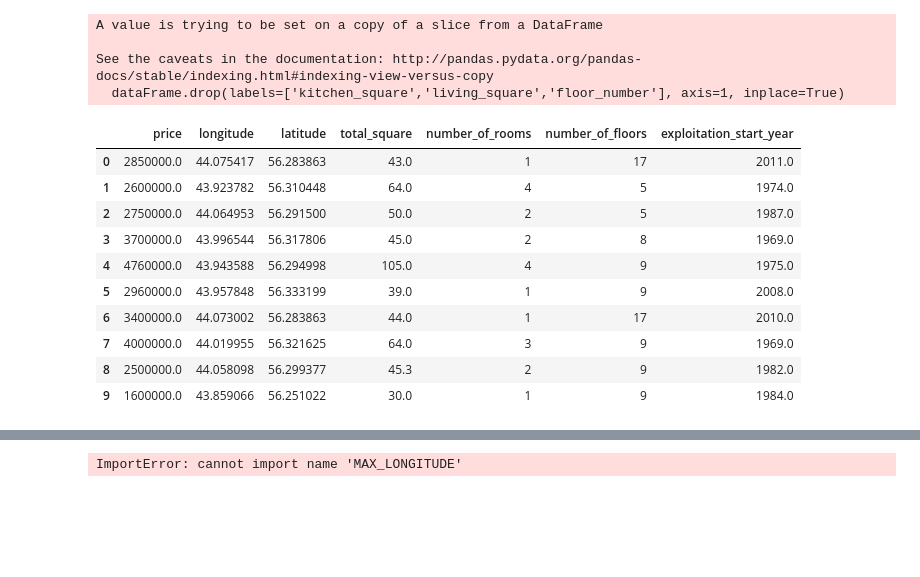
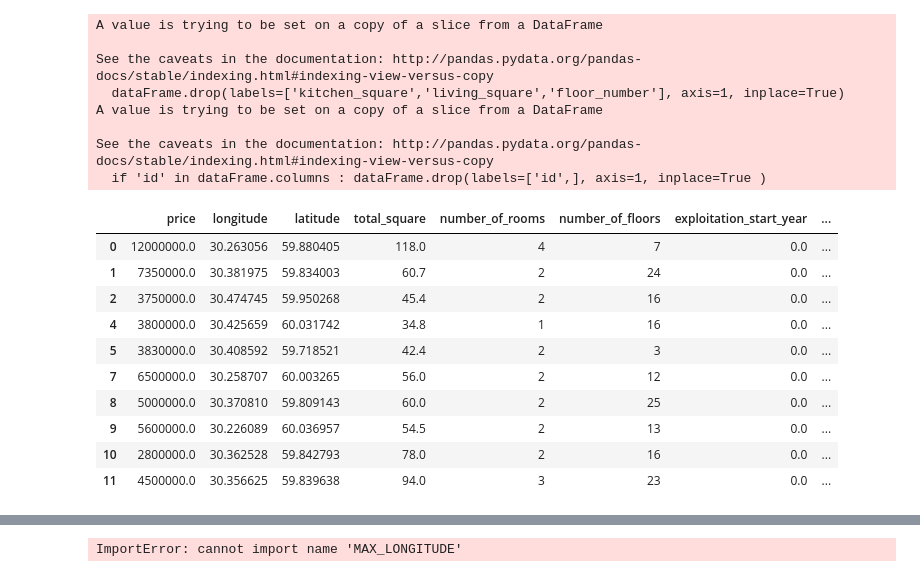
Before and after one commit to SergeyMalashenko/GEO_GID, a Jupyter notebook: checkModel.ipynb, the cells around one changed output, grey strips where cells are left out. Cells and saved outputs as stored; diff of their text form; code cells hidden in the pictures; blank space fills up the shorter version.

```diff
--- a/checkModel.ipynb
+++ b/checkModel.ipynb
@@ -10,46 +10,53 @@ from sklearn.model_selection   import train_test_split
 from sklearn.grid_search       import GridSearchCV
 from sklearn.ensemble          import RandomForestRegressor
 from sklearn.metrics           import mean_squared_error, mean_absolute_error, median_absolute_error
 
 import pandas            as pd
 import numpy             as np
 import matplotlib.pyplot as plt
 import _pickle           as cPickle
 
 import itertools
 import argparse
 
 from commonModel import loadCSVData, FLOAT_COLUMNS, INT_COLUMNS, STR_COLUMNS, TARGET_COLUMN
 from commonModel import limitDataUsingProcentiles, limitDataUsingLimitsFromFilename
 
-dataFileName   = "input/NizhnyNovgorodWithYear.csv"
-limitsFileName = "input/NizhnyNovgorodLimits.json"
+#dataFileName   = "input/NizhnyNovgorodWithYear.csv"
+#limitsFileName = "input/NizhnyNovgorodLimits.json"
+
+dataFileName   = "input/SaintPetersburg.csv"
+limitsFileName = "input/SaintPetersburgLimits.json"
 
 #dataFileName   = "input/Moscow.csv"
 #limitsFileName = "input/MoscowLimits.json"
 
 
 allDataFrame = loadCSVData( dataFileName, COLUMN_TYPE='NUMERICAL' )
 allDataFrame = limitDataUsingLimitsFromFilename( allDataFrame, limitsFileName )
 allDataFrame = limitDataUsingProcentiles       ( allDataFrame )
 #allDataFrame = inputDataFrame[FEATURES]
 allDataFrame.head(10)
 # %% [output]
 A value is trying to be set on a copy of a slice from a DataFrame
 
 See the caveats in the documentation: http://pandas.pydata.org/pandas-docs/stable/indexing.html#indexing-view-versus-copy
   dataFrame.drop(labels=['kitchen_square','living_square','floor_number'], axis=1, inplace=True)
+A value is trying to be set on a copy of a slice from a DataFrame
+
+See the caveats in the documentation: http://pandas.pydata.org/pandas-docs/stable/indexing.html#indexing-view-versus-copy
+  if 'id' in dataFrame.columns : dataFrame.drop(labels=['id',], axis=1, inplace=True )
-|  | price | longitude | latitude | total_square | number_of_rooms | number_of_floors | exploitation_start_year |
-| 0 | 2850000.0 | 44.075417 | 56.283863 | 43.0 | 1 | 17 | 2011.0 |
-| 1 | 2600000.0 | 43.923782 | 56.310448 | 64.0 | 4 | 5 | 1974.0 |
-| 2 | 2750000.0 | 44.064953 | 56.291500 | 50.0 | 2 | 5 | 1987.0 |
-| 3 | 3700000.0 | 43.996544 | 56.317806 | 45.0 | 2 | 8 | 1969.0 |
-| 4 | 4760000.0 | 43.943588 | 56.294998 | 105.0 | 4 | 9 | 1975.0 |
-| 5 | 2960000.0 | 43.957848 | 56.333199 | 39.0 | 1 | 9 | 2008.0 |
-| 6 | 3400000.0 | 44.073002 | 56.283863 | 44.0 | 1 | 17 | 2010.0 |
-| 7 | 4000000.0 | 44.019955 | 56.321625 | 64.0 | 3 | 9 | 1969.0 |
-| 8 | 2500000.0 | 44.058098 | 56.299377 | 45.3 | 2 | 9 | 1982.0 |
-| 9 | 1600000.0 | 43.859066 | 56.251022 | 30.0 | 1 | 9 | 1984.0 |
+|  | price | longitude | latitude | total_square | number_of_rooms | number_of_floors | exploitation_start_year | ... |
+| 0 | 12000000.0 | 30.263056 | 59.880405 | 118.0 | 4 | 7 | 0.0 | ... |
+| 1 | 7350000.0 | 30.381975 | 59.834003 | 60.7 | 2 | 24 | 0.0 | ... |
+| 2 | 3750000.0 | 30.474745 | 59.950268 | 45.4 | 2 | 16 | 0.0 | ... |
+| 4 | 3800000.0 | 30.425659 | 60.031742 | 34.8 | 1 | 16 | 0.0 | ... |
+| 5 | 3830000.0 | 30.408592 | 59.718521 | 42.4 | 2 | 3 | 0.0 | ... |
+| 7 | 6500000.0 | 30.258707 | 60.003265 | 56.0 | 2 | 12 | 0.0 | ... |
+| 8 | 5000000.0 | 30.370810 | 59.809143 | 60.0 | 2 | 25 | 0.0 | ... |
+| 9 | 5600000.0 | 30.226089 | 60.036957 | 54.5 | 2 | 13 | 0.0 | ... |
+| 10 | 2800000.0 | 30.362528 | 59.842793 | 78.0 | 2 | 16 | 0.0 | ... |
+| 11 | 4500000.0 | 30.356625 | 59.839638 | 94.0 | 3 | 23 | 0.0 | ... |
 # %%
 allDataFrame.describe()
 # %% [output]
```
Also changed, not shown: parts of 4 cells of this notebook, 10 other files.
